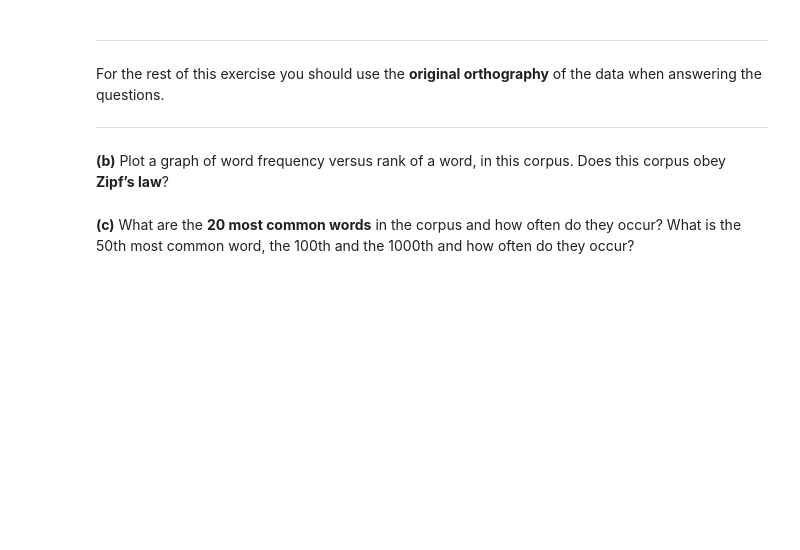
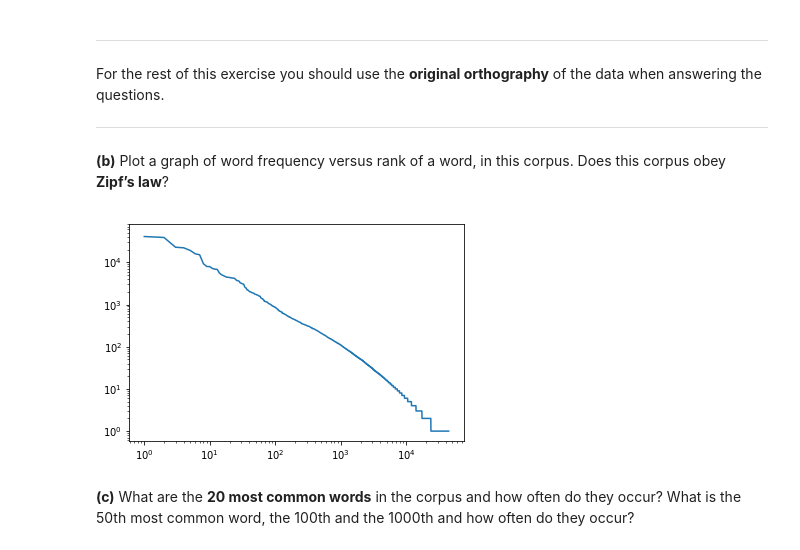
Before and after one commit to krasheninnikov/NLP1-2017, a Jupyter notebook: lab1/lab1.ipynb, the cells around one changed output. Cells and saved outputs as stored; diff of their text form; code cells hidden in the pictures; blank space fills up the shorter version.

```diff
--- a/lab1/lab1.ipynb
+++ b/lab1/lab1.ipynb
@@ -97,3 +83,9 @@ plt.show()
+# %%
+word_counts = df_train.groupby('word')['word'].count().sort_values(ascending=False)
+plt.loglog(np.asarray(word_counts, dtype='float32'))
+plt.show()
+# %% [output]
+[figure, added]
 # %% [markdown]
 **(c)** What are the **20 most common words** in the corpus and how often do they occur? What is the 50th most common word, the 100th and the 1000th and how often do they occur?
 # %%
```
Also changed, not shown: parts of 6 cells of this notebook.
